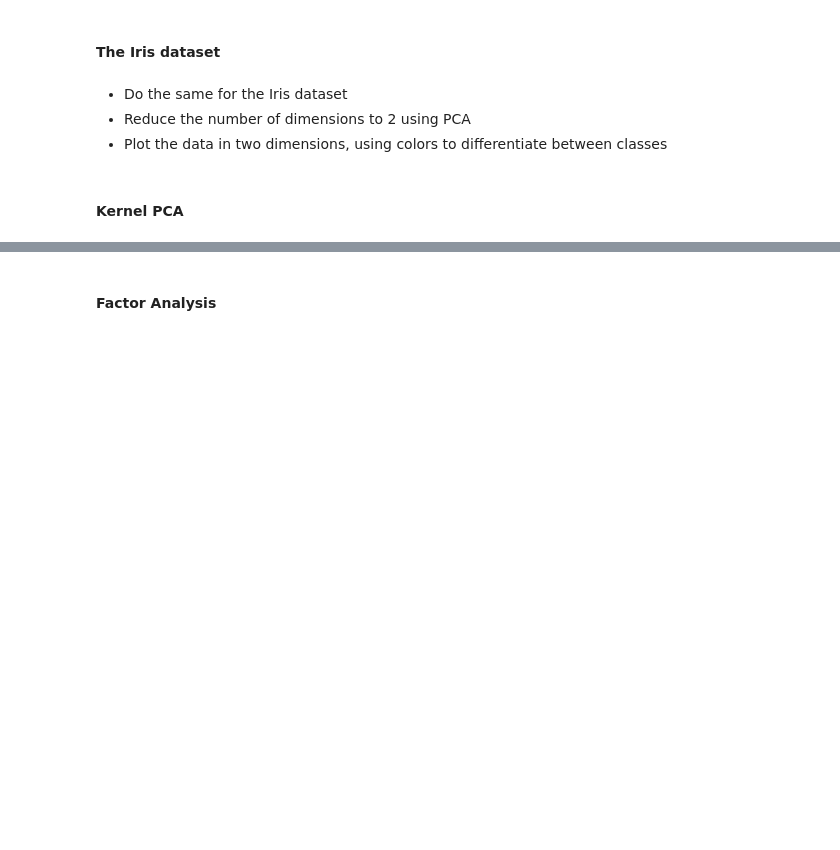
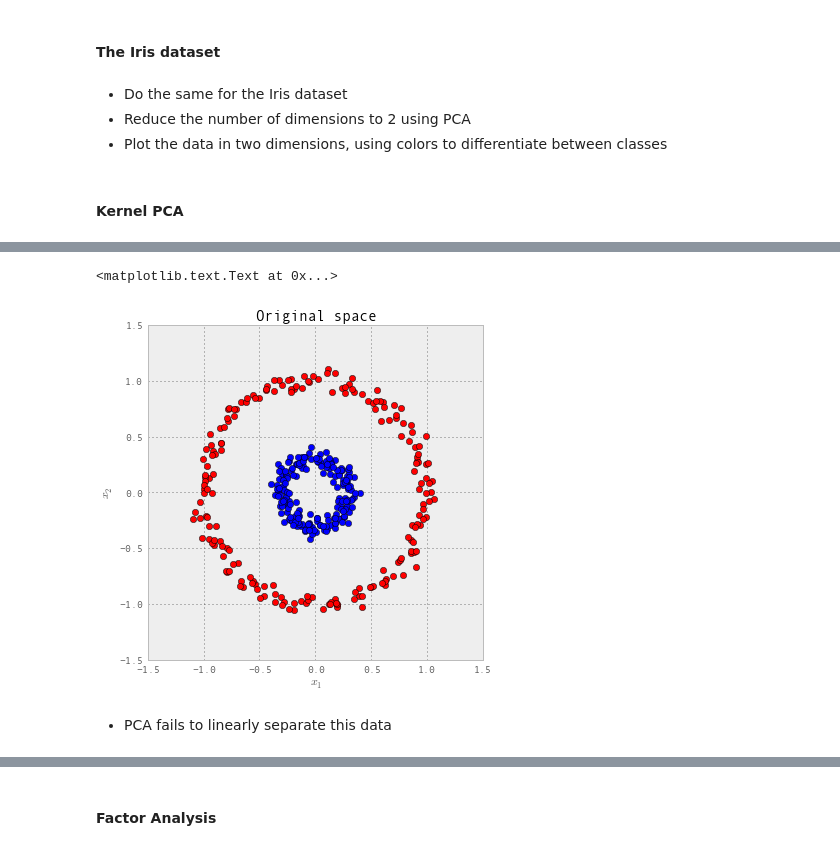
Before and after one commit to jseabold/csc432-notebooks, a Jupyter notebook: week14-01-dimension_reduction.ipynb, the cells around one changed output, grey strips where cells are left out. Saved outputs shown, nothing was run; the diff lists cells and outputs as text; code cells hidden in the pictures; blank space fills up the shorter version.

```diff
--- a/week14-01-dimension_reduction.ipynb
+++ b/week14-01-dimension_reduction.ipynb
@@ -579,0 +790,22 @@ axes[1].scatter(*y_direc.T, alpha=.6)
+# %%
+from sklearn.datasets import make_circles
+
+np.random.seed(0)
+X, y = make_circles(n_samples=400, factor=.3, noise=.05)
+
+reds = y == 0
+blues = y == 1
+# %%
+fig, ax = plt.subplots(figsize=(6,6))
+
+ax.set_title("Original space")
+
+ax.plot(X[reds, 0], X[reds, 1], "ro")
+ax.plot(X[blues, 0], X[blues, 1], "bo")
+ax.set_xlabel("$x_1$")
+ax.set_ylabel("$x_2$")
+# %% [output]
+<matplotlib.text.Text at 0x...>
+[figure, added]
+# %% [markdown]
+* PCA fails to linearly separate this data
```
Also changed, not shown: parts of 167 cells of this notebook.
